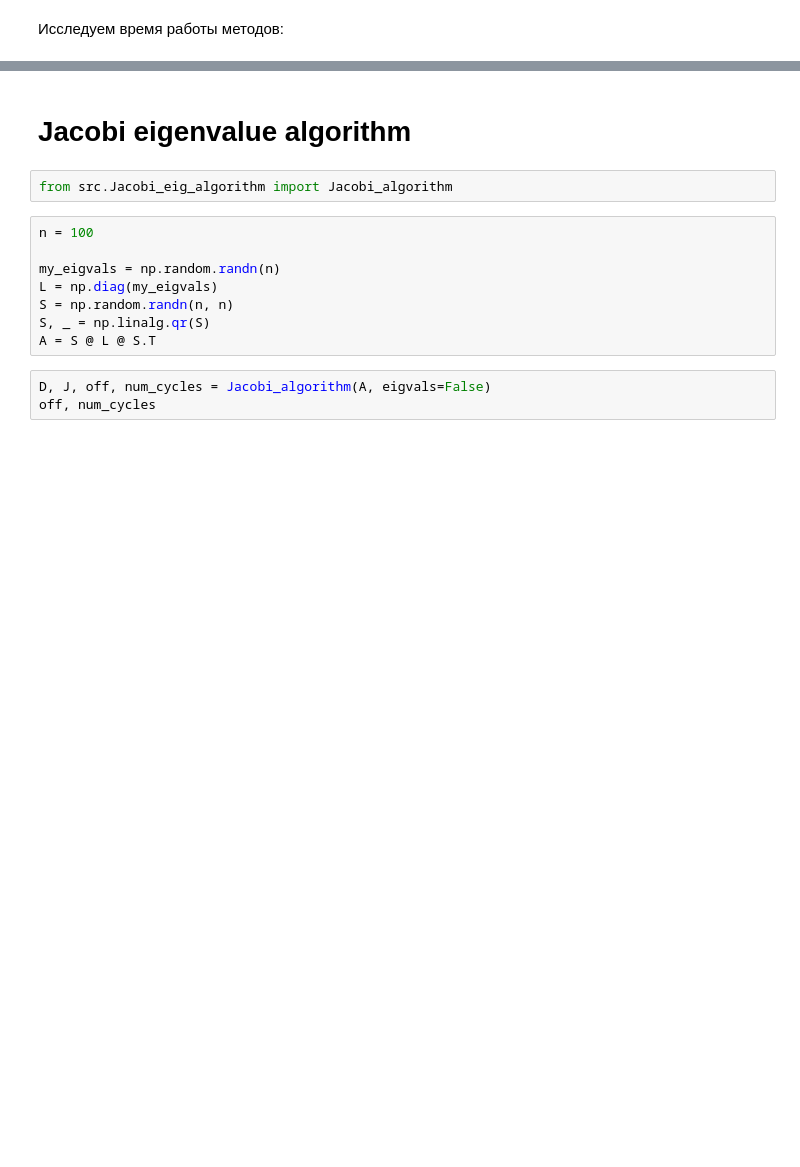
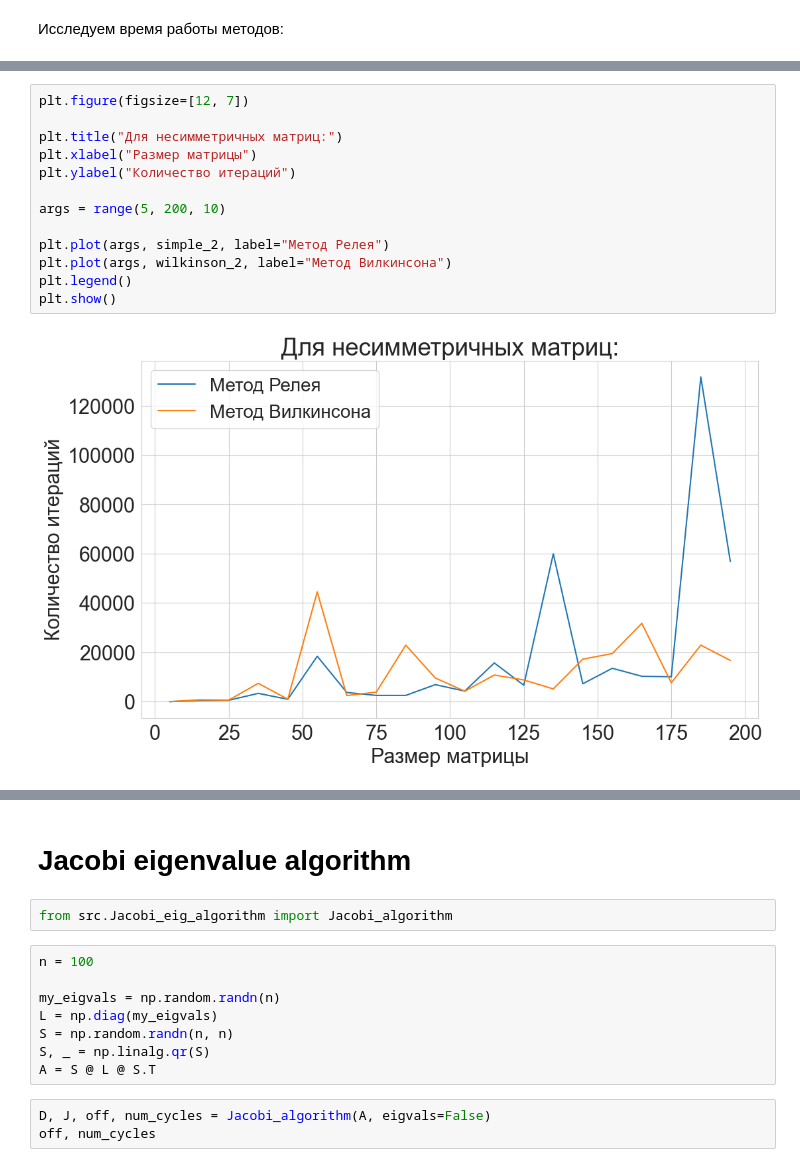
Before and after one commit to ShaeNaZar/AIM-numerical-linalg-project-1, a Jupyter notebook: main.ipynb, the cells around one changed output, grey strips where cells are left out. Saved outputs shown, nothing was run; the diff lists cells and outputs as text; blank space fills up the shorter version.

```diff
--- a/main.ipynb
+++ b/main.ipynb
@@ -94,0 +126,15 @@ for i in range(5, 51, 5):
+# %%
+plt.figure(figsize=[12, 7])
+
+plt.title("Для несимметричных матриц:")
+plt.xlabel("Размер матрицы")
+plt.ylabel("Количество итераций")
+
+args = range(5, 200, 10)
+
+plt.plot(args, simple_2, label="Метод Релея")
+plt.plot(args, wilkinson_2, label="Метод Вилкинсона")
+plt.legend()
+plt.show()
+# %% [output]
+[figure, added]
```
Also changed, not shown: parts of 25 cells of this notebook, 2 other files.
